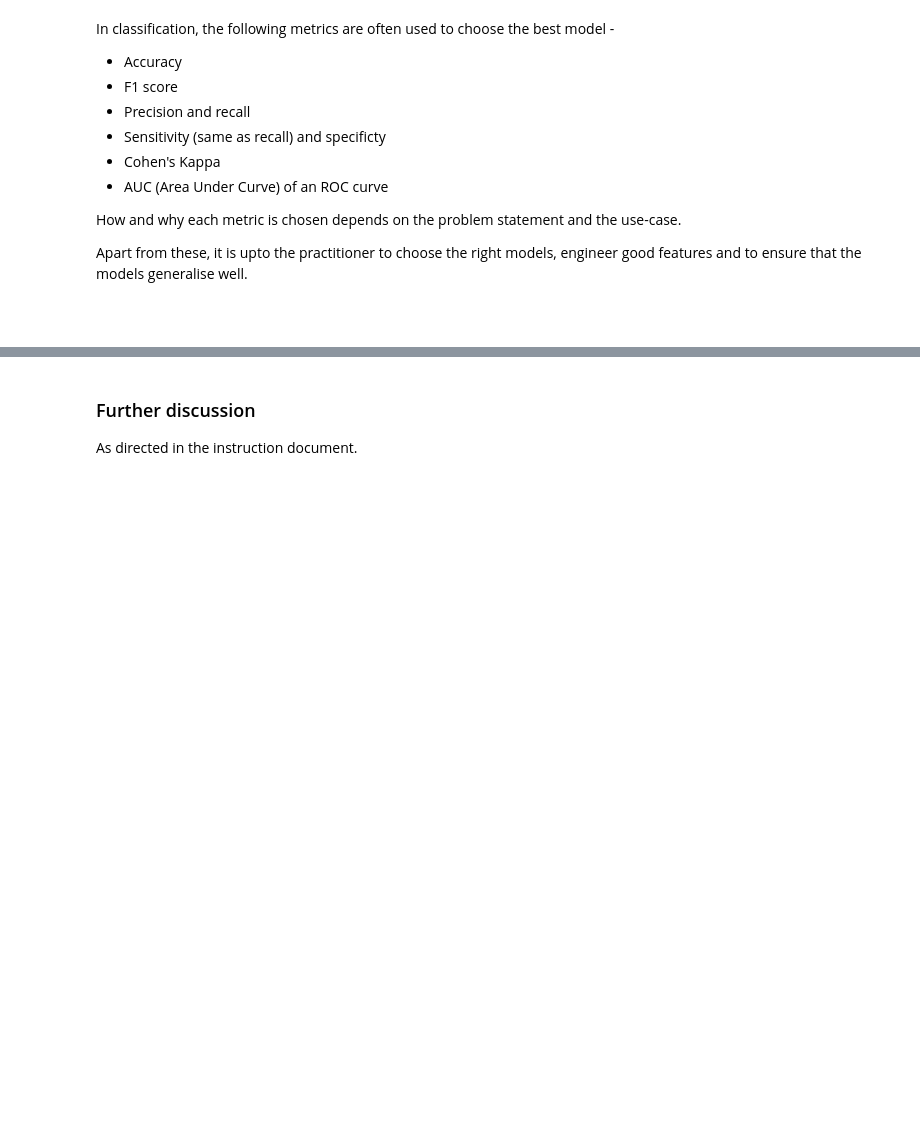
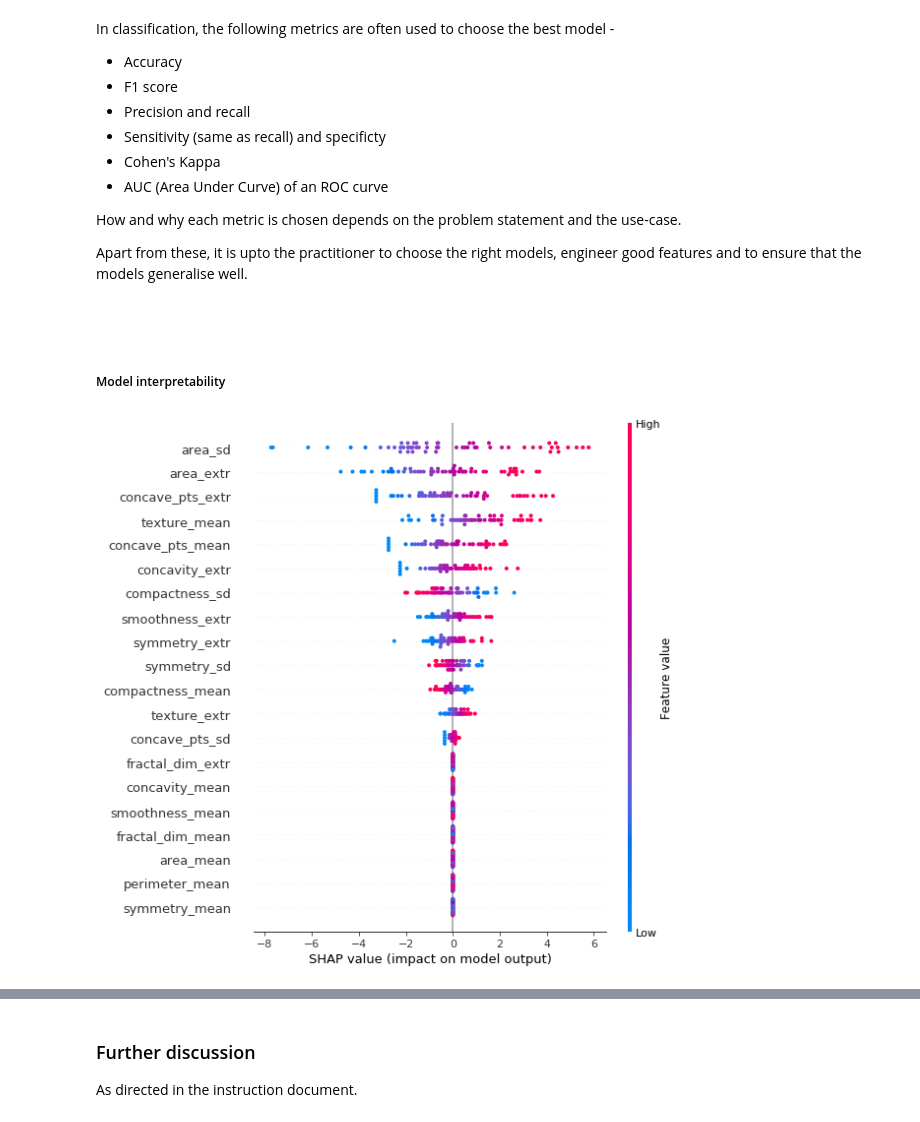
Before and after one commit to stiero/cautious-engine, a Jupyter notebook: nb.ipynb, the cells around one changed output, grey strips where cells are left out. Cells and saved outputs as stored; diff of their text form; code cells hidden in the pictures; blank space fills up the shorter version.

```diff
--- a/nb.ipynb
+++ b/nb.ipynb
@@ -321,7 +321,7 @@ for train_index, val_index in skf.split(data_train, y):
     std_scaler = StandardScaler(copy=True)
     std_scaler.fit(X_train)
     X_train = pd.DataFrame(std_scaler.transform(X_train), columns=cols[2:])
-    X_val = pd.DataFrame(std_scaler.transform(X_val))
+    X_val = pd.DataFrame(std_scaler.transform(X_val), columns=cols[2:])
 
     # PCA
     pca = PCA(n_components=2)
@@ -413,7 +414,7 @@ for train_index, val_index in skf.split(data_train, y):
     std_scaler = StandardScaler(copy=True)
     std_scaler.fit(X_train)
     X_train = pd.DataFrame(std_scaler.transform(X_train), columns=cols[2:])
-    X_val = pd.DataFrame(std_scaler.transform(X_val))
+    X_val = pd.DataFrame(std_scaler.transform(X_val), columns=cols[2:])
 
     # Classification
     log_reg.fit(X_train, y_train)
@@ -539,3 +541,12 @@ How and why each metric is chosen depends on the problem statement and the use-c
 Apart from these, it is upto the practitioner to choose the right models, engineer good features and to ensure that the models generalise well.
 # %% [markdown]
 # <a class="tocSkip">
+# %% [markdown]
+##### Model interpretability
+# %%
+explainer = shap.LinearExplainer(log_reg, X_train, feature_peturbation="interventional")
+shap_values = explainer.shap_values(X_val)
+
+shap.summary_plot(shap_values, X_val, feature_names=cols[2:])
+# %% [output]
+[figure, added]
```
Also changed, not shown: parts of 8 cells of this notebook.
